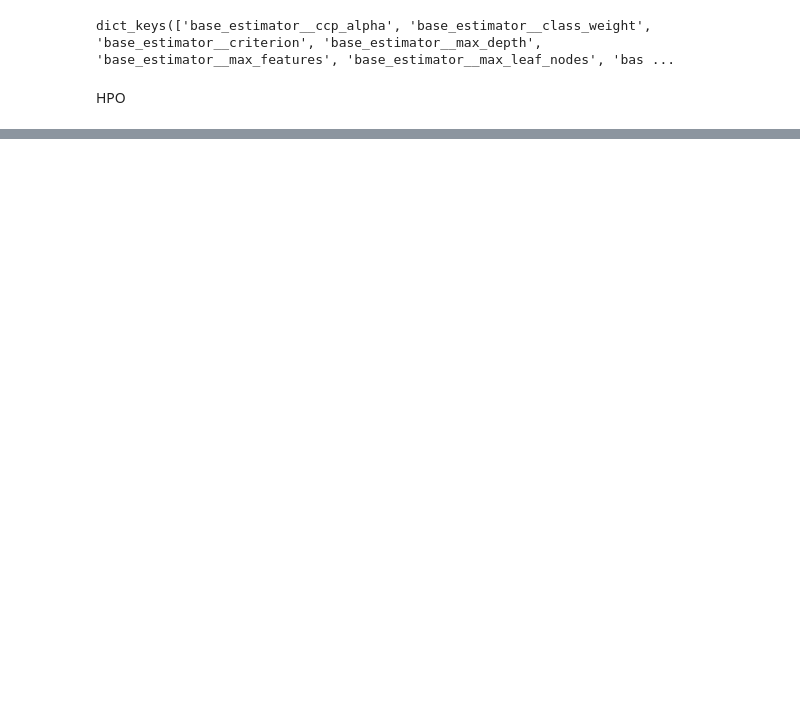
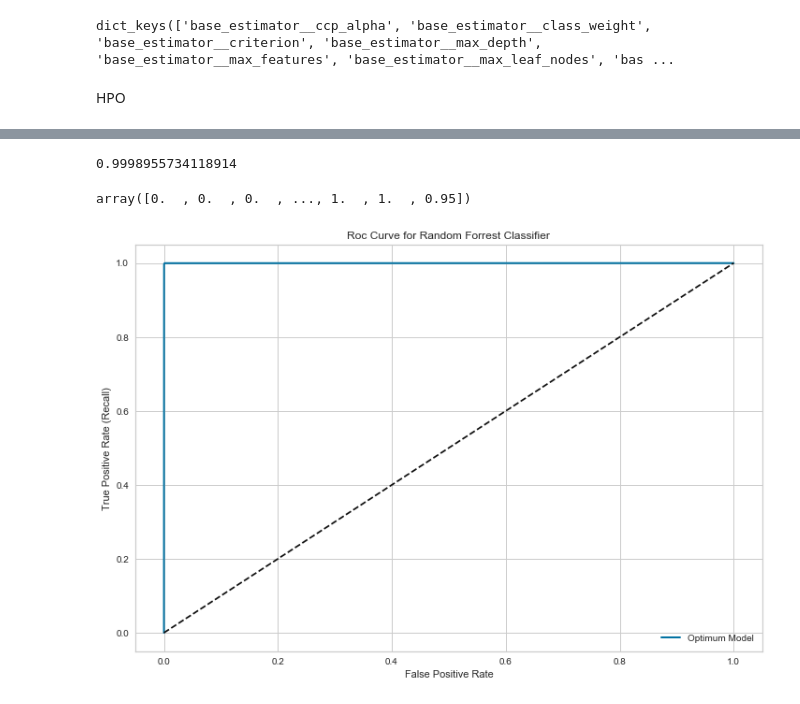
Before and after one commit to ADBProjects/ccproj, a Jupyter notebook: Workbook.ipynb, the cells around one changed output, grey strips where cells are left out. Cells and saved outputs as stored; diff of their text form; code cells hidden in the pictures; blank space fills up the shorter version.

```diff
--- a/Workbook.ipynb
+++ b/Workbook.ipynb
@@ -285,3 +268,7 @@ bagged_tree.get_params().keys()
 dict_keys(['base_estimator__ccp_alpha', 'base_estimator__class_weight', 'base_estimator__criterion', 'base_estimator__max_depth', 'base_estimator__max_features', 'base_estimator__max_leaf_nodes', 'bas ...
 # %% [markdown]
 HPO
+# %%
+paramgrid = {'base_estimator__max_depth': [1 , 100, 200] , 'base_estimator__min_samples_leaf':[1 , 3 , 5]}
+fgrid = GridSearchCV(bagged_tree , paramgrid , scoring = 'roc_auc' , n_jobs = -1 , cv = skf , return_train_score=False)
+fgrid.fit(x_train_resampled,y_train_resampled)
@@ -287,0 +320,4 @@ HPO
+# %%
+bagged_tree =  BaggingClassifier(DecisionTreeClassifier(criterion='gini', max_depth=200, min_samples_leaf = 3),
+                                 n_estimators=20)
+bagged_tree.fit(x_train_resampled,y_train_resampled)
@@ -287,0 +343,10 @@ HPO
+# %%
+print(
+bagged_tree.score(x_train_resampled,y_train_resampled))
+# %% [output]
+0.9998955734118914
+# %%
+best = fgrid.best_estimator_.predict_proba(x_train_resampled)[:,1]
+best
+# %% [output]
+array([0.  , 0.  , 0.  , ..., 1.  , 1.  , 0.95])
@@ -287,0 +355,19 @@ HPO
+# %%
+skf = StratifiedKFold(n_splits=5,random_state=42)
+y_prob = cross_val_predict(bagged_tree ,x_train_resampled,y_train_resampled,method='predict_proba', cv=skf)[:,1]
+# %%
+fpr,tpr,threshold = roc_curve(y_train_resampled, y_prob)
+# %%
+def plot_roc_curve(fpr, tpr, label=None):
+    fig = plt.figure(figsize=(12,8))
+    plt.plot(fpr,tpr,linewidth= 2, label=label)
+    plt.plot([0,1], [0,1],'k--')
+    plt.xlabel('False Positive Rate')
+    plt.ylabel('True Positive Rate (Recall)')
+    plt.title('Roc Curve for Random Forrest Classifier')
+    plt.legend(loc=4)
+
+plot_roc_curve(fpr, tpr, label='Optimum Model')
+plt.show()
+# %% [output]
+[figure, added]
```
Also changed, not shown: parts of 22 cells of this notebook.
